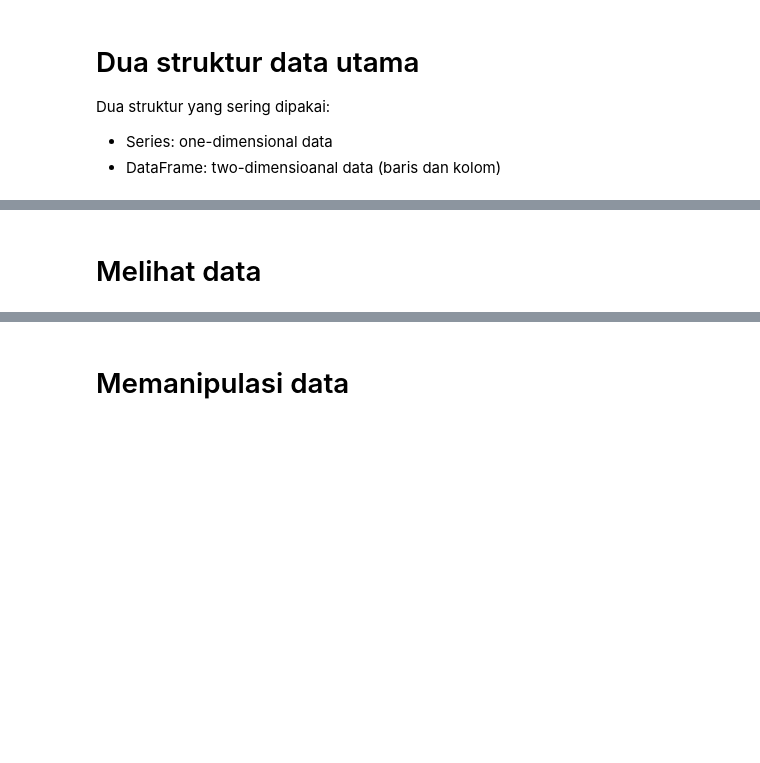
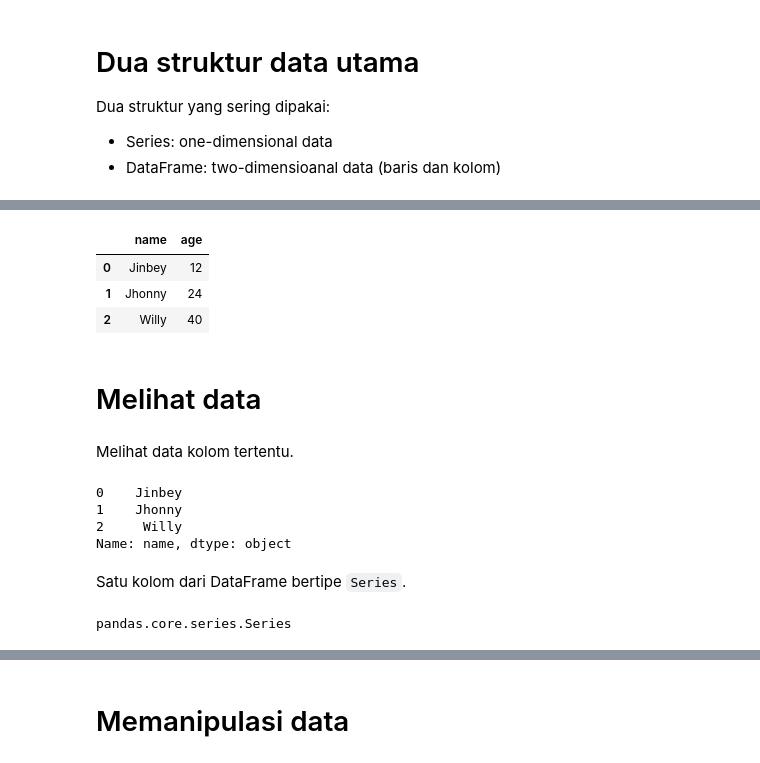
Before and after one commit to jinbeydev/id_pandas_series, a Jupyter notebook: 1_Pengenalan_Pandas.ipynb, the cells around one changed output, grey strips where cells are left out. Saved outputs shown, nothing was run; the diff lists cells and outputs as text; code cells hidden in the pictures; blank space fills up the shorter version.

```diff
--- a/1_Pengenalan_Pandas.ipynb
+++ b/1_Pengenalan_Pandas.ipynb
@@ -32,2 +60,29 @@ Dua struktur yang sering dipakai:
+# %%
+data = {'name': ['Jinbey', 'Jhonny', 'Willy'], 'age': [12, 24, 40]}
+
+df = pd.DataFrame(data)
+
+df
+# %% [output]
+|  | name | age |
+| 0 | Jinbey | 12 |
+| 1 | Jhonny | 24 |
+| 2 | Willy | 40 |
 # %% [markdown]
 # Melihat data
+# %% [markdown]
+Melihat data kolom tertentu.
+# %%
+name = df['name']
+name
+# %% [output]
+0    Jinbey
+1    Jhonny
+2     Willy
+Name: name, dtype: object
+# %% [markdown]
+Satu kolom dari DataFrame bertipe `Series`.
+# %%
+type(name)
+# %% [output]
+pandas.core.series.Series
```
Also changed, not shown: parts of 18 cells of this notebook.
